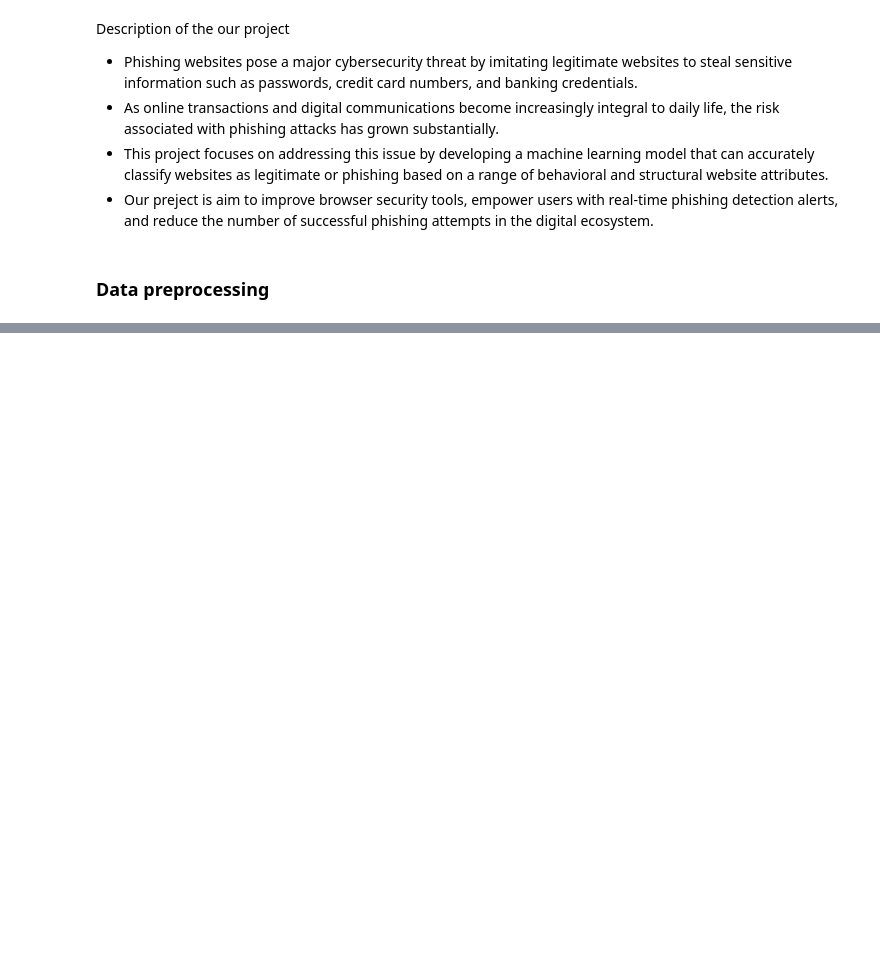
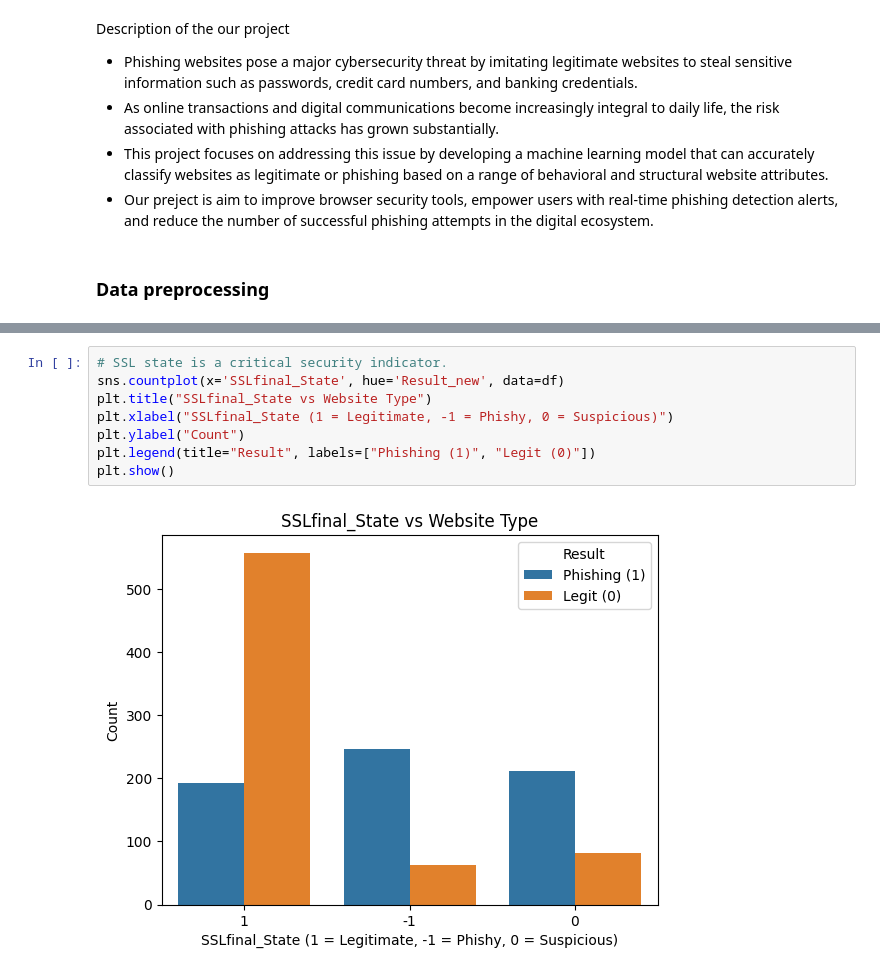
Before and after one commit to Fulankeee/MIE1628-Project-5, a Jupyter notebook: MIE1628_A5.ipynb, the cells around one changed output, grey strips where cells are left out. Drawn from its saved outputs; the diff is of its cells as text; blank space fills up the shorter version.

```diff
--- a/MIE1628_A5.ipynb
+++ b/MIE1628_A5.ipynb
@@ -37,0 +128,10 @@ FileNotFoundError: [Errno 2] No such file or directory: 'phishing.arff'
+# %%
+# SSL state is a critical security indicator.
+sns.countplot(x='SSLfinal_State', hue='Result_new', data=df)
+plt.title("SSLfinal_State vs Website Type")
+plt.xlabel("SSLfinal_State (1 = Legitimate, -1 = Phishy, 0 = Suspicious)")
+plt.ylabel("Count")
+plt.legend(title="Result", labels=["Phishing (1)", "Legit (0)"])
+plt.show()
+# %% [output]
+[figure, added]
```
Also changed, not shown: parts of 18 cells of this notebook.
